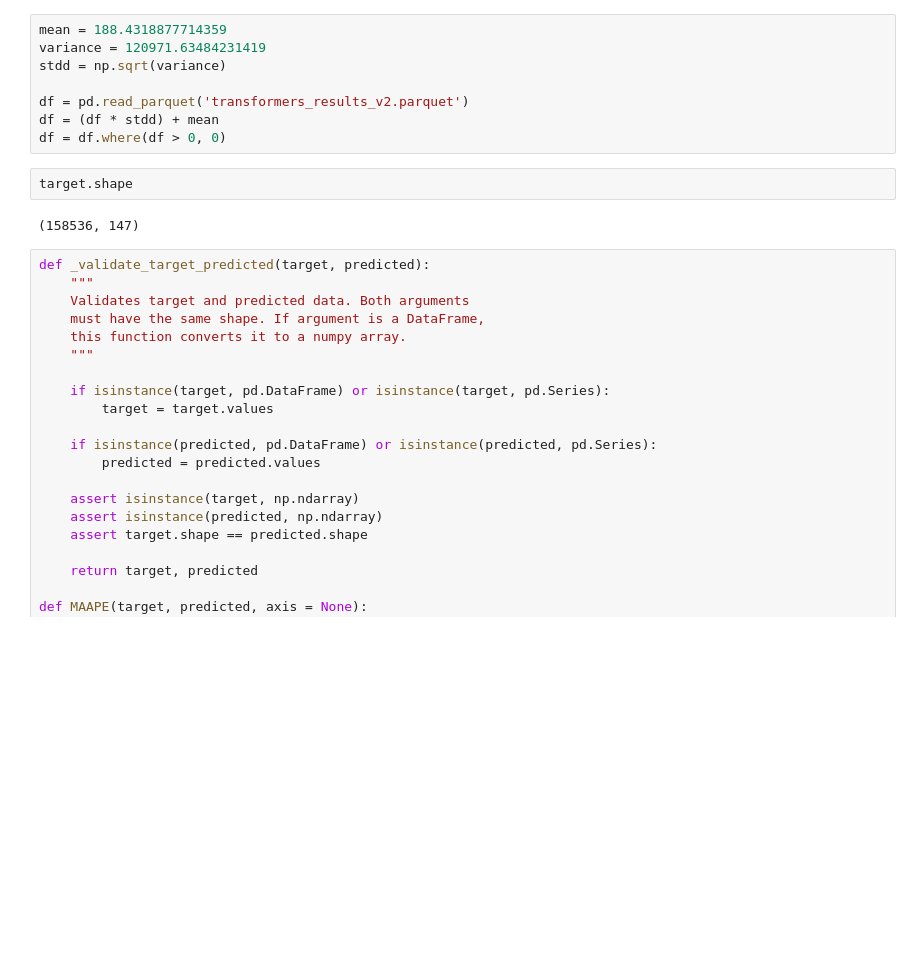
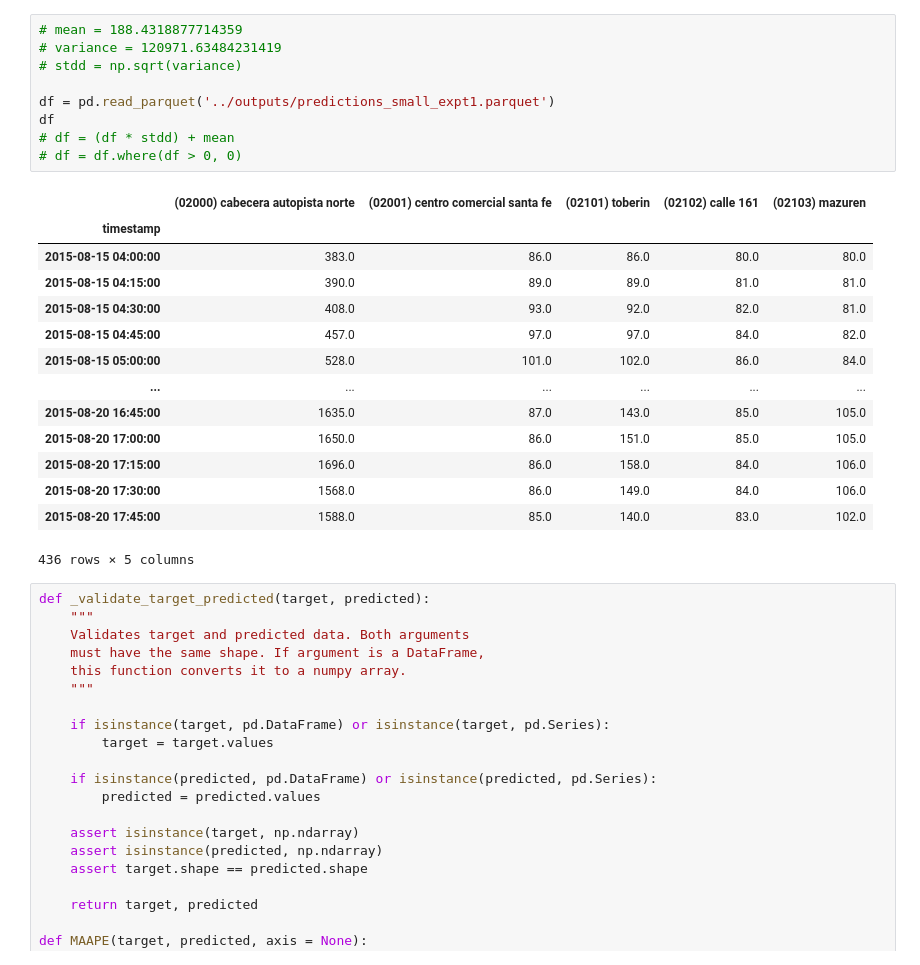
Before and after one commit to jdcaicedo251/transformer_ridership, a Jupyter notebook: transformer_ridership/notebooks/check_results.ipynb, the cells around one changed output. Cells and saved outputs as stored; diff of their text form; blank space fills up the shorter version.

```diff
--- a/transformer_ridership/notebooks/check_results.ipynb
+++ b/transformer_ridership/notebooks/check_results.ipynb
@@ -9,15 +33,27 @@ target = target.iloc[1064:,:-8]
 # %%
-mean = 188.4318877714359
-variance = 120971.63484231419
-stdd = np.sqrt(variance)
+# mean = 188.4318877714359
+# variance = 120971.63484231419
+# stdd = np.sqrt(variance)
 
-df = pd.read_parquet('transformers_results_v2.parquet')
-df = (df * stdd) + mean
-df = df.where(df > 0, 0)
+df = pd.read_parquet('../outputs/predictions_small_expt1.parquet')
+df
+# df = (df * stdd) + mean
+# df = df.where(df > 0, 0)
+# %% [output]
+|  | (02000) cabecera autopista norte | (02001) centro comercial santa fe | (02101) toberin | (02102) calle 161 | (02103) mazuren |
+| timestamp |  |  |  |  |  |
+| 2015-08-15 04:00:00 | 383.0 | 86.0 | 86.0 | 80.0 | 80.0 |
+| 2015-08-15 04:15:00 | 390.0 | 89.0 | 89.0 | 81.0 | 81.0 |
+| 2015-08-15 04:30:00 | 408.0 | 93.0 | 92.0 | 82.0 | 81.0 |
+| 2015-08-15 04:45:00 | 457.0 | 97.0 | 97.0 | 84.0 | 82.0 |
+| 2015-08-15 05:00:00 | 528.0 | 101.0 | 102.0 | 86.0 | 84.0 |
+| ... | ... | ... | ... | ... | ... |
+| 2015-08-20 16:45:00 | 1635.0 | 87.0 | 143.0 | 85.0 | 105.0 |
+| 2015-08-20 17:00:00 | 1650.0 | 86.0 | 151.0 | 85.0 | 105.0 |
+| 2015-08-20 17:15:00 | 1696.0 | 86.0 | 158.0 | 84.0 | 106.0 |
+| 2015-08-20 17:30:00 | 1568.0 | 86.0 | 149.0 | 84.0 | 106.0 |
+| 2015-08-20 17:45:00 | 1588.0 | 85.0 | 140.0 | 83.0 | 102.0 |
+436 rows × 5 columns
-# %%
-target.shape
-# %% [output]
-(158536, 147)
 # %%
 def _validate_target_predicted(target, predicted):
     """
```
Also changed, not shown: parts of 10 cells of this notebook, 5 other files.
